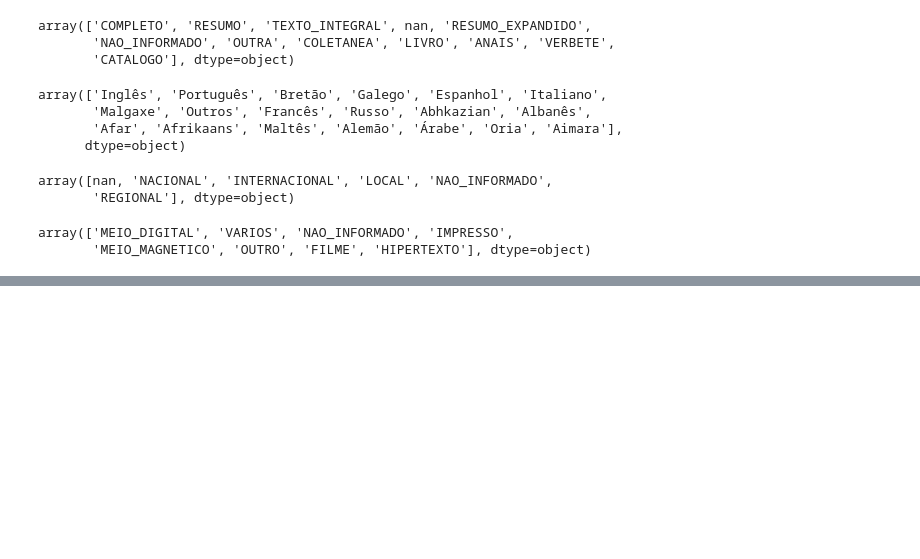
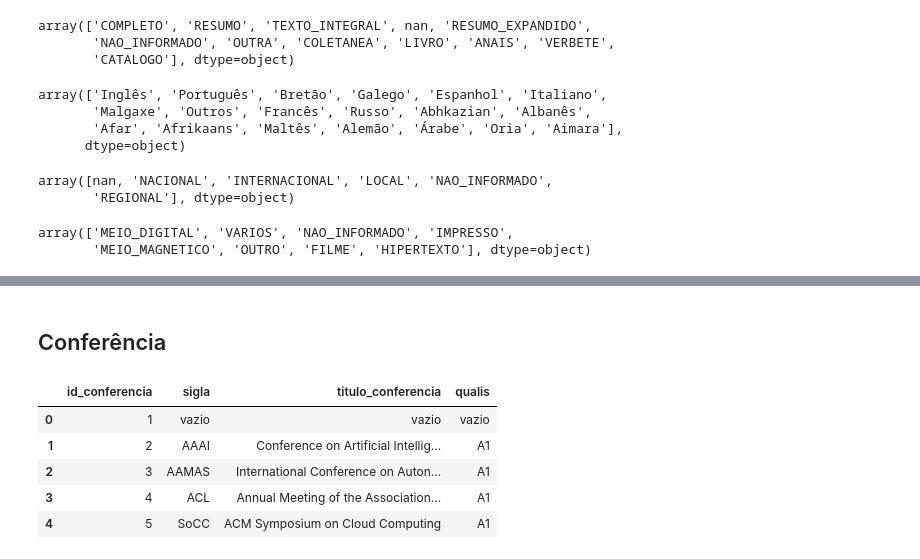
Before and after one commit to marcelsby/tcc-ifg-kg, a Jupyter notebook: notebooks/ifg_produz/Preprocessing Produção Bibliográfica.ipynb, the cells around one changed output, grey strips where cells are left out. Saved outputs shown, nothing was run; the diff lists cells and outputs as text; code cells hidden in the pictures; blank space fills up the shorter version.

```diff
--- a/notebooks/ifg_produz/Preprocessing Produção Bibliográfica.ipynb
+++ b/notebooks/ifg_produz/Preprocessing Produção Bibliográfica.ipynb
@@ -121,0 +122,13 @@ producao_bibliografica.sample(5)
+# %% [markdown]
+## Conferência
+# %%
+conferencia = pd.read_csv(IFG_PRODUZ_STORAGE_DIR / "extracted/conferencia.csv", delimiter=";")
+
+conferencia.head(n=5)
+# %% [output]
+|  | id_conferencia | sigla | titulo_conferencia | qualis |
+| 0 | 1 | vazio | vazio | vazio |
+| 1 | 2 | AAAI | Conference on Artificial Intellig... | A1 |
+| 2 | 3 | AAMAS | International Conference on Auton... | A1 |
+| 3 | 4 | ACL | Annual Meeting of the Association... | A1 |
+| 4 | 5 | SoCC | ACM Symposium on Cloud Computing | A1 |
```
Also changed, not shown: parts of 36 cells of this notebook, 1 other file.
